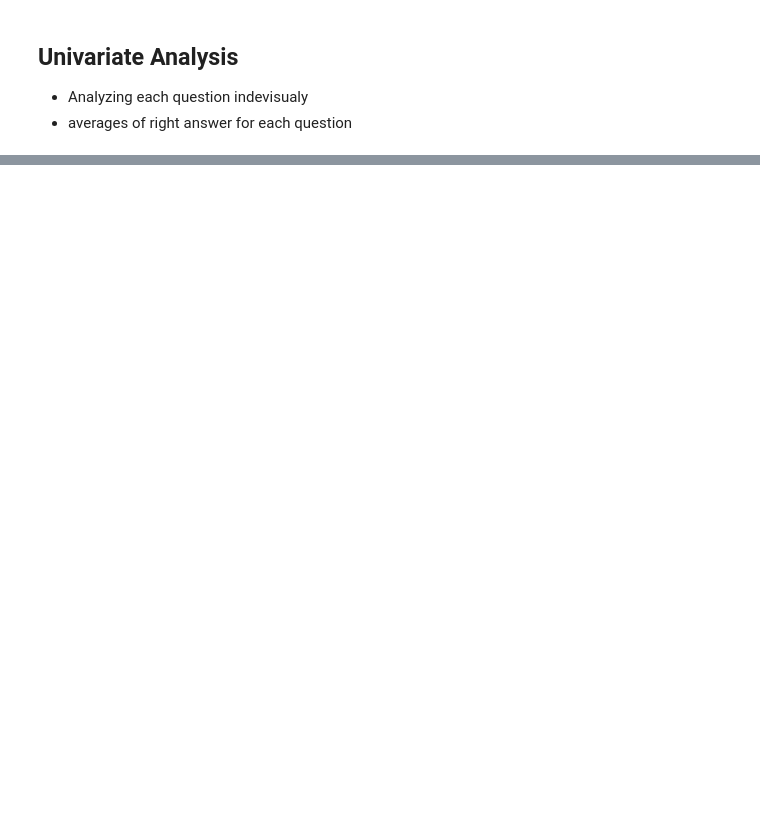
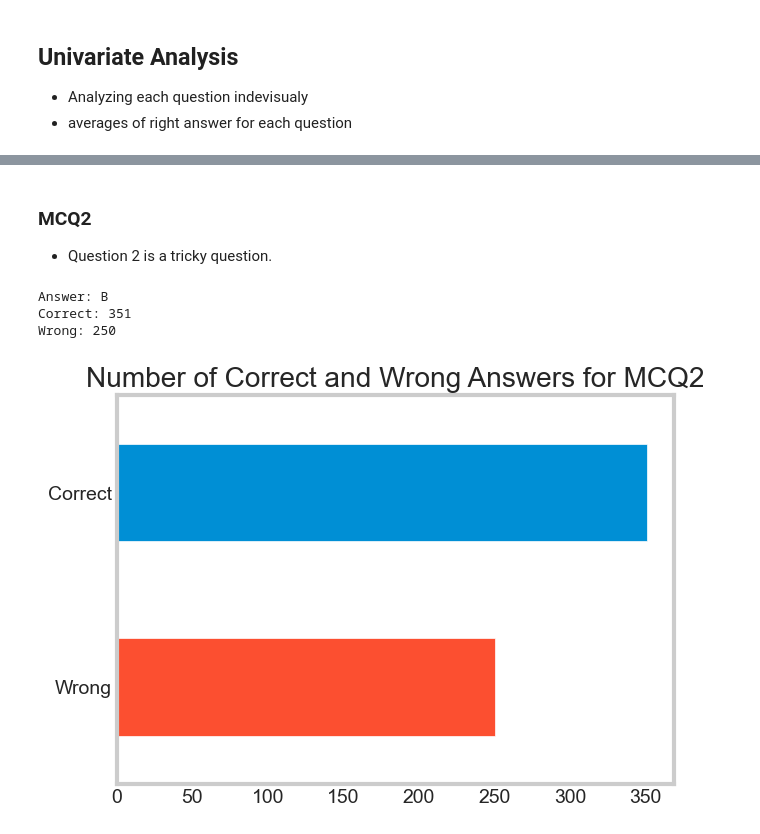
Before and after one commit to mu57f4/software_midterm_data_analysis, a Jupyter notebook: virtual_analysis.ipynb, the cells around one changed output, grey strips where cells are left out. Cells and saved outputs as stored; diff of their text form; code cells hidden in the pictures; blank space fills up the shorter version.

```diff
--- a/virtual_analysis.ipynb
+++ b/virtual_analysis.ipynb
@@ -193,0 +250,10 @@ MCQ16 E
+# %% [markdown]
+### MCQ2
+- Question 2 is a tricky question.
+# %%
+correct_wrong_plot('MCQ2')
+# %% [output]
+Answer: B
+Correct: 351
+Wrong: 250
+[figure, added]
```
Also changed, not shown: parts of 44 cells of this notebook.
